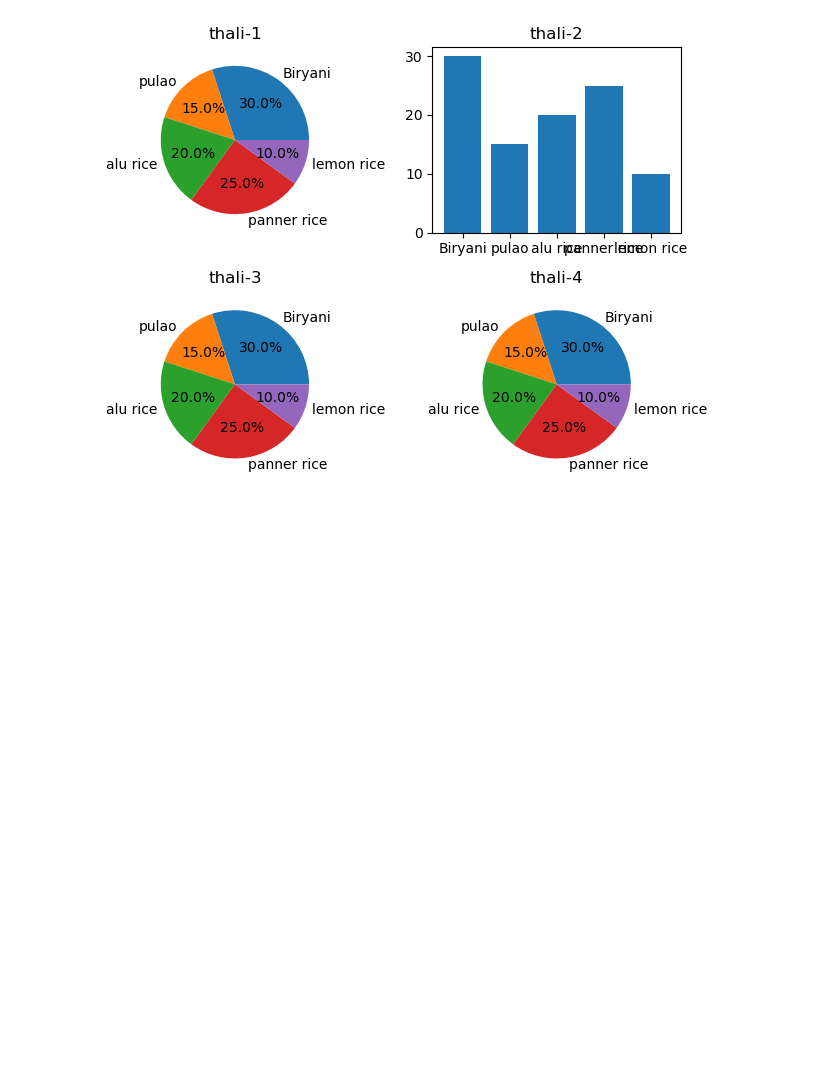
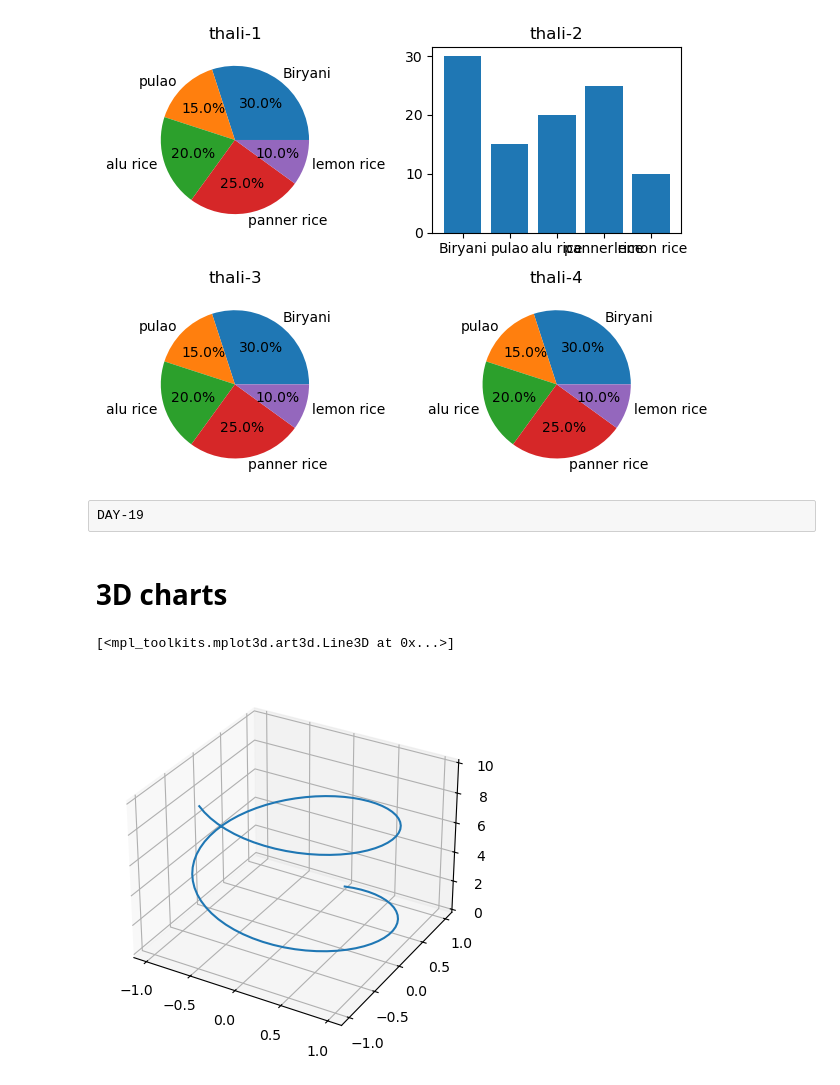
Before and after one commit to Shivacharan16/Data-Analytics-, a Jupyter notebook: Matplotlib.ipynb, the cells around one changed output. Saved outputs shown, nothing was run; the diff lists cells and outputs as text; code cells hidden in the pictures; blank space fills up the shorter version.

```diff
--- a/Matplotlib.ipynb
+++ b/Matplotlib.ipynb
@@ -279,3 +279,7 @@ plt.tight_layout()
 # %% [output]
 <Figure size 1000x600 with 0 Axes>
 [figure]
+# %% [raw]
+DAY-19
+# %% [markdown]
+# 3D charts
@@ -281,0 +289,14 @@ plt.tight_layout()
+# %%
+# data
+# x,y,z are the coordinates
+z = np.linspace(0,10,100) # generating 0 to 10 ,100 linera spaced elements
+x = np.sin(z) # this generating data in sin shape(-1 to +1)
+y = np.cos(z) # this generating data in cos shape(-1 to +1)
+
+fig = plt.figure()
+# 1: row, 1: column, 1:1st chart
+ax = fig.add_subplot(111,projection = '3d')
+ax.plot(x,y,z) # plot() function is used  for plotting line chart
+# %% [output]
+[<mpl_toolkits.mplot3d.art3d.Line3D at 0x...>]
+[figure, added]
```
Also changed, not shown: parts of 12 cells of this notebook.
